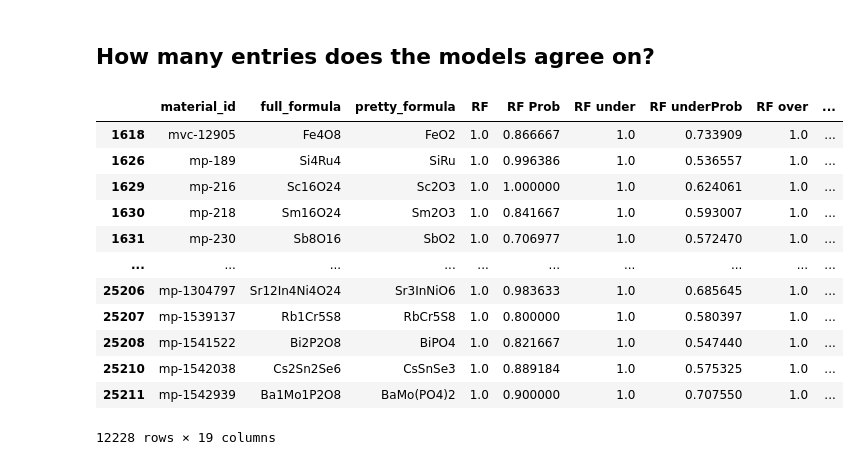
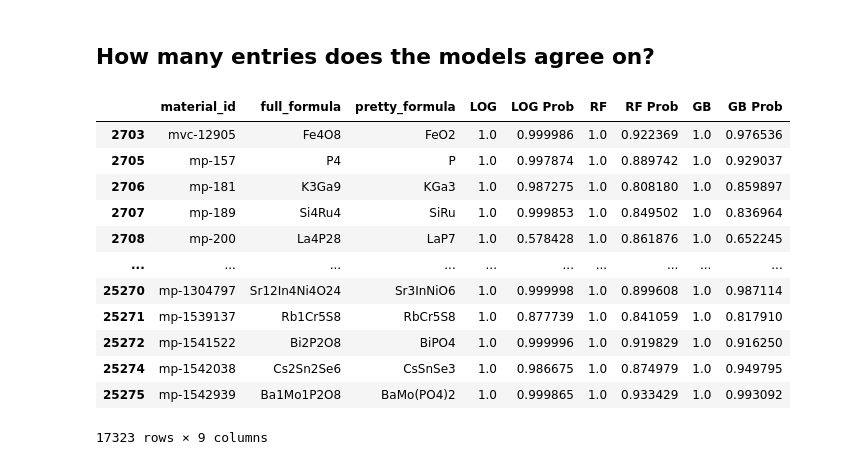
Before and after one commit to ohebbi/predicting-solid-state-qubit-material-hosts, a Jupyter notebook: notebooks/method-02-determined-approach/06-postAnalysis-notebook.ipynb, the cells around one changed output. Cells and saved outputs as stored; diff of their text form; code cells hidden in the pictures.

```diff
--- a/notebooks/method-02-determined-approach/06-postAnalysis-notebook.ipynb
+++ b/notebooks/method-02-determined-approach/06-postAnalysis-notebook.ipynb
@@ -24,7 +24,7 @@ QD_2D_candidates = ["BN", "MoS2", "WSe2", #2D
                     "LnAs" #QD
                    ]
 # %%
-InsertApproach = "01-naive-approach"
+InsertApproach = "02-determined-approach"
 # %% [markdown]
 ## Training set
 How many entries in our training set consists of known candidates?
@@ -103,25 +103,30 @@ Summary[Summary["pretty_formula"].isin(QD_2D_candidates)]
 # %% [markdown]
 ## How many entries does the models agree on?
 # %%
+"""
 Summary[(Summary["RF "] == 1) &
         (Summary["RF under"] == 1) &
         (Summary["RF over"] == 1) &
         (Summary["RF both"] == 1) &
         (Summary["GB "] == 1) &
         (Summary["GB under"] == 1) &
         (Summary["GB over"] == 1) &
         (Summary["GB both"] == 1)]
+"""
+Summary[(Summary["LOG "] == 1) &
+        (Summary["RF "] == 1) &
+        (Summary["GB "] == 1)]
 # %% [output]
-|  | material_id | full_formula | pretty_formula | RF | RF Prob | RF under | RF underProb | RF over | ... |
-| 1618 | mvc-12905 | Fe4O8 | FeO2 | 1.0 | 0.866667 | 1.0 | 0.733909 | 1.0 | ... |
-| 1626 | mp-189 | Si4Ru4 | SiRu | 1.0 | 0.996386 | 1.0 | 0.536557 | 1.0 | ... |
-| 1629 | mp-216 | Sc16O24 | Sc2O3 | 1.0 | 1.000000 | 1.0 | 0.624061 | 1.0 | ... |
-| 1630 | mp-218 | Sm16O24 | Sm2O3 | 1.0 | 0.841667 | 1.0 | 0.593007 | 1.0 | ... |
-| 1631 | mp-230 | Sb8O16 | SbO2 | 1.0 | 0.706977 | 1.0 | 0.572470 | 1.0 | ... |
+|  | material_id | full_formula | pretty_formula | LOG | LOG Prob | RF | RF Prob | GB | GB Prob |
+| 2703 | mvc-12905 | Fe4O8 | FeO2 | 1.0 | 0.999986 | 1.0 | 0.922369 | 1.0 | 0.976536 |
+| 2705 | mp-157 | P4 | P | 1.0 | 0.997874 | 1.0 | 0.889742 | 1.0 | 0.929037 |
+| 2706 | mp-181 | K3Ga9 | KGa3 | 1.0 | 0.987275 | 1.0 | 0.808180 | 1.0 | 0.859897 |
+| 2707 | mp-189 | Si4Ru4 | SiRu | 1.0 | 0.999853 | 1.0 | 0.849502 | 1.0 | 0.836964 |
+| 2708 | mp-200 | La4P28 | LaP7 | 1.0 | 0.578428 | 1.0 | 0.861876 | 1.0 | 0.652245 |
 | ... | ... | ... | ... | ... | ... | ... | ... | ... | ... |
-| 25206 | mp-1304797 | Sr12In4Ni4O24 | Sr3InNiO6 | 1.0 | 0.983633 | 1.0 | 0.685645 | 1.0 | ... |
-| 25207 | mp-1539137 | Rb1Cr5S8 | RbCr5S8 | 1.0 | 0.800000 | 1.0 | 0.580397 | 1.0 | ... |
-| 25208 | mp-1541522 | Bi2P2O8 | BiPO4 | 1.0 | 0.821667 | 1.0 | 0.547440 | 1.0 | ... |
-| 25210 | mp-1542038 | Cs2Sn2Se6 | CsSnSe3 | 1.0 | 0.889184 | 1.0 | 0.575325 | 1.0 | ... |
-| 25211 | mp-1542939 | Ba1Mo1P2O8 | BaMo(PO4)2 | 1.0 | 0.900000 | 1.0 | 0.707550 | 1.0 | ... |
+| 25270 | mp-1304797 | Sr12In4Ni4O24 | Sr3InNiO6 | 1.0 | 0.999998 | 1.0 | 0.899608 | 1.0 | 0.987114 |
+| 25271 | mp-1539137 | Rb1Cr5S8 | RbCr5S8 | 1.0 | 0.877739 | 1.0 | 0.841059 | 1.0 | 0.817910 |
+| 25272 | mp-1541522 | Bi2P2O8 | BiPO4 | 1.0 | 0.999996 | 1.0 | 0.919829 | 1.0 | 0.916250 |
+| 25274 | mp-1542038 | Cs2Sn2Se6 | CsSnSe3 | 1.0 | 0.986675 | 1.0 | 0.874979 | 1.0 | 0.949795 |
+| 25275 | mp-1542939 | Ba1Mo1P2O8 | BaMo(PO4)2 | 1.0 | 0.999865 | 1.0 | 0.933429 | 1.0 | 0.993092 |
-12228 rows × 19 columns
+17323 rows × 9 columns
```
Also changed, not shown: parts of 6 cells of this notebook, 44 other files.
